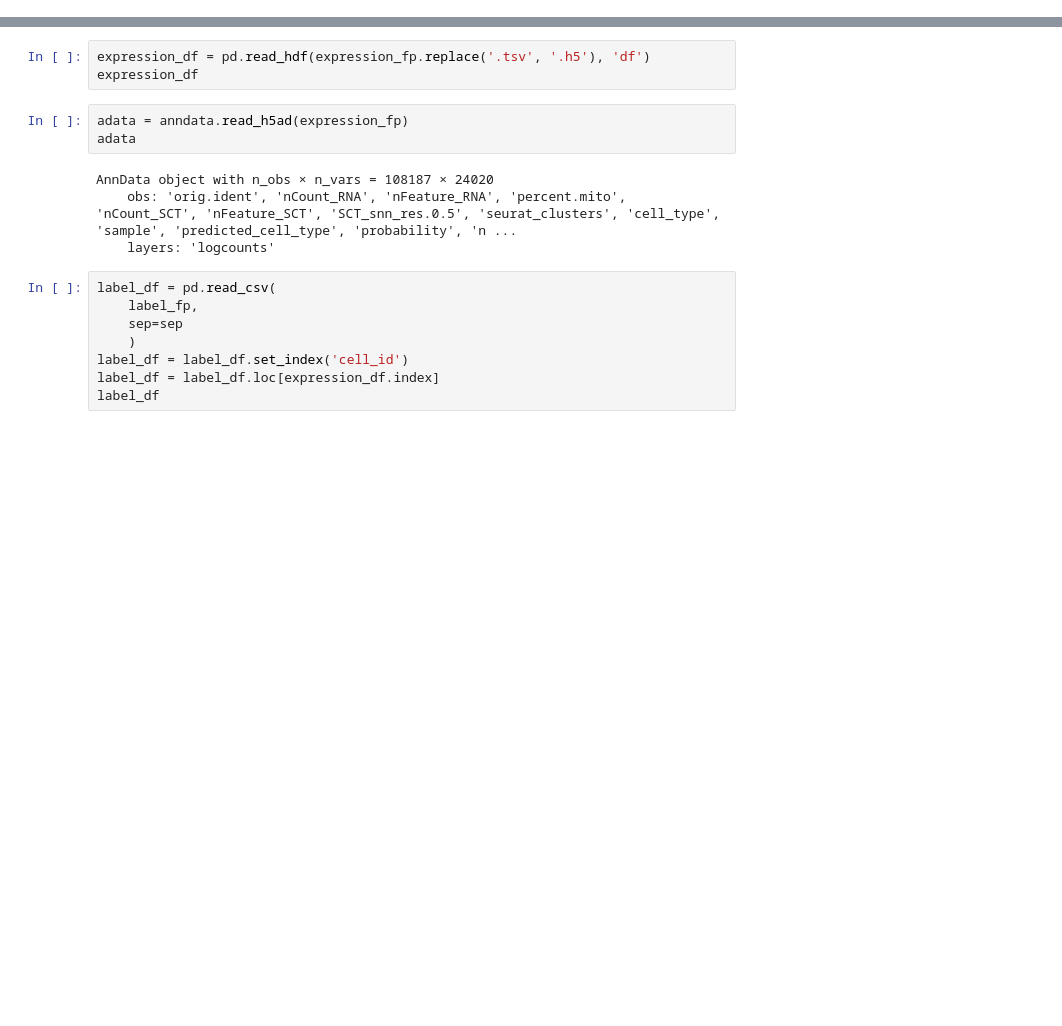
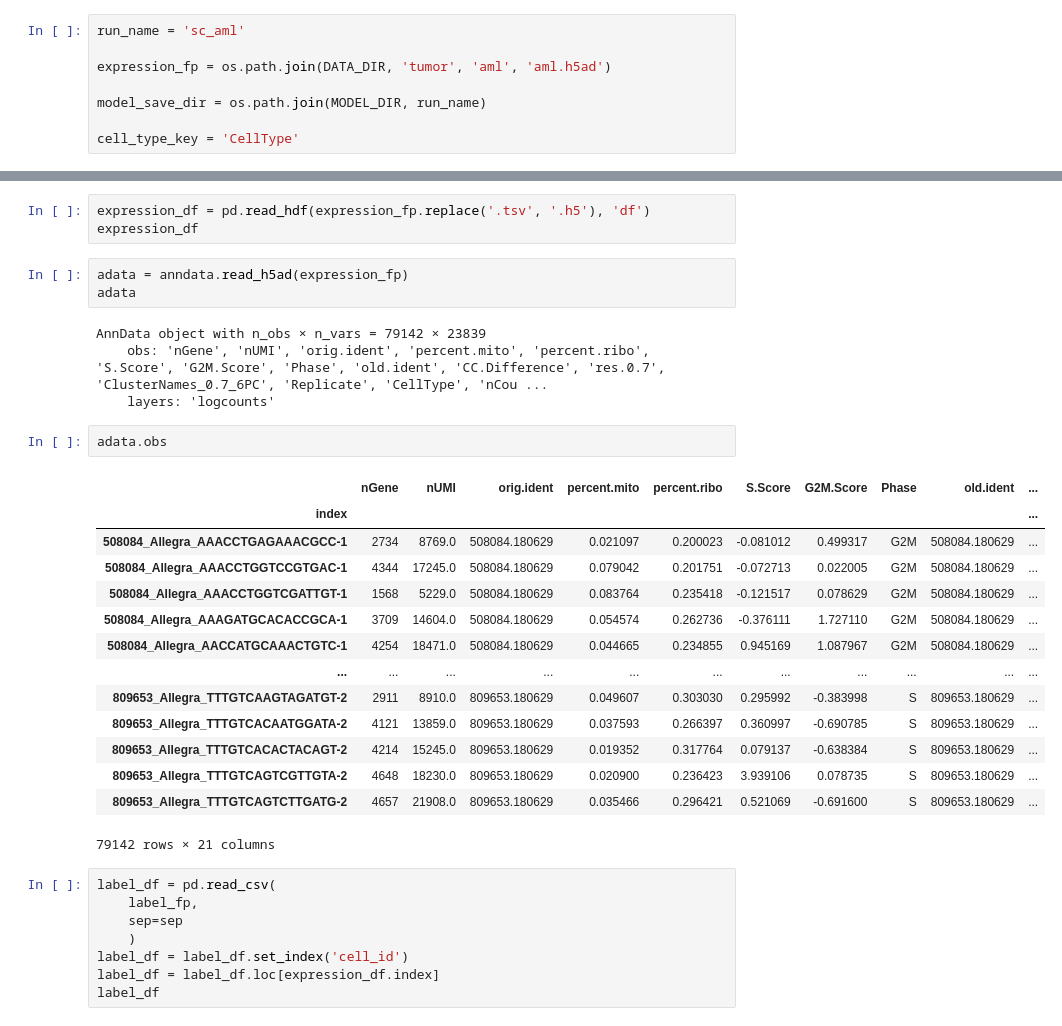
Before and after one commit to ding-lab/pollock, a Jupyter notebook: notebooks/pollock module testing.ipynb, the cells around one changed output, grey strips where cells are left out. Cells and saved outputs as stored; diff of their text form; blank space fills up the shorter version.

```diff
--- a/notebooks/pollock module testing.ipynb
+++ b/notebooks/pollock module testing.ipynb
@@ -106,6 +106,14 @@ expression_fp = os.path.join(DATA_DIR, 'tumor', 'melanoma', 'merged.h5ad')
 model_save_dir = os.path.join(MODEL_DIR, run_name)
 
 cell_type_key = 'ident'
+# %%
+run_name = 'sc_aml'
+
+expression_fp = os.path.join(DATA_DIR, 'tumor', 'aml', 'aml.h5ad')
+
+model_save_dir = os.path.join(MODEL_DIR, run_name)
+
+cell_type_key = 'CellType'
 # %%
 expression_df = pd.read_csv(expression_fp, sep=sep)
 expression_df
@@ -122,9 +130,26 @@ expression_df
 adata = anndata.read_h5ad(expression_fp)
 adata
 # %% [output]
-AnnData object with n_obs × n_vars = 108187 × 24020
-    obs: 'orig.ident', 'nCount_RNA', 'nFeature_RNA', 'percent.mito', 'nCount_SCT', 'nFeature_SCT', 'SCT_snn_res.0.5', 'seurat_clusters', 'cell_type', 'sample', 'predicted_cell_type', 'probability', 'n ...
+AnnData object with n_obs × n_vars = 79142 × 23839
+    obs: 'nGene', 'nUMI', 'orig.ident', 'percent.mito', 'percent.ribo', 'S.Score', 'G2M.Score', 'Phase', 'old.ident', 'CC.Difference', 'res.0.7', 'ClusterNames_0.7_6PC', 'Replicate', 'CellType', 'nCou ...
     layers: 'logcounts'
+# %%
+adata.obs
+# %% [output]
+|  | nGene | nUMI | orig.ident | percent.mito | percent.ribo | S.Score | G2M.Score | Phase | old.ident | ... |
+| index |  |  |  |  |  |  |  |  |  | ... |
+| 508084_Allegra_AAACCTGAGAAACGCC-1 | 2734 | 8769.0 | 508084.180629 | 0.021097 | 0.200023 | -0.081012 | 0.499317 | G2M | 508084.180629 | ... |
+| 508084_Allegra_AAACCTGGTCCGTGAC-1 | 4344 | 17245.0 | 508084.180629 | 0.079042 | 0.201751 | -0.072713 | 0.022005 | G2M | 508084.180629 | ... |
+| 508084_Allegra_AAACCTGGTCGATTGT-1 | 1568 | 5229.0 | 508084.180629 | 0.083764 | 0.235418 | -0.121517 | 0.078629 | G2M | 508084.180629 | ... |
+| 508084_Allegra_AAAGATGCACACCGCA-1 | 3709 | 14604.0 | 508084.180629 | 0.054574 | 0.262736 | -0.376111 | 1.727110 | G2M | 508084.180629 | ... |
+| 508084_Allegra_AACCATGCAAACTGTC-1 | 4254 | 18471.0 | 508084.180629 | 0.044665 | 0.234855 | 0.945169 | 1.087967 | G2M | 508084.180629 | ... |
+| ... | ... | ... | ... | ... | ... | ... | ... | ... | ... | ... |
+| 809653_Allegra_TTTGTCAAGTAGATGT-2 | 2911 | 8910.0 | 809653.180629 | 0.049607 | 0.303030 | 0.295992 | -0.383998 | S | 809653.180629 | ... |
+| 809653_Allegra_TTTGTCACAATGGATA-2 | 4121 | 13859.0 | 809653.180629 | 0.037593 | 0.266397 | 0.360997 | -0.690785 | S | 809653.180629 | ... |
+| 809653_Allegra_TTTGTCACACTACAGT-2 | 4214 | 15245.0 | 809653.180629 | 0.019352 | 0.317764 | 0.079137 | -0.638384 | S | 809653.180629 | ... |
+| 809653_Allegra_TTTGTCAGTCGTTGTA-2 | 4648 | 18230.0 | 809653.180629 | 0.020900 | 0.236423 | 3.939106 | 0.078735 | S | 809653.180629 | ... |
+| 809653_Allegra_TTTGTCAGTCTTGATG-2 | 4657 | 21908.0 | 809653.180629 | 0.035466 | 0.296421 | 0.521069 | -0.691600 | S | 809653.180629 | ... |
+79142 rows × 21 columns
 # %%
 label_df = pd.read_csv(
     label_fp,
```
Also changed, not shown: parts of 13 cells of this notebook.
